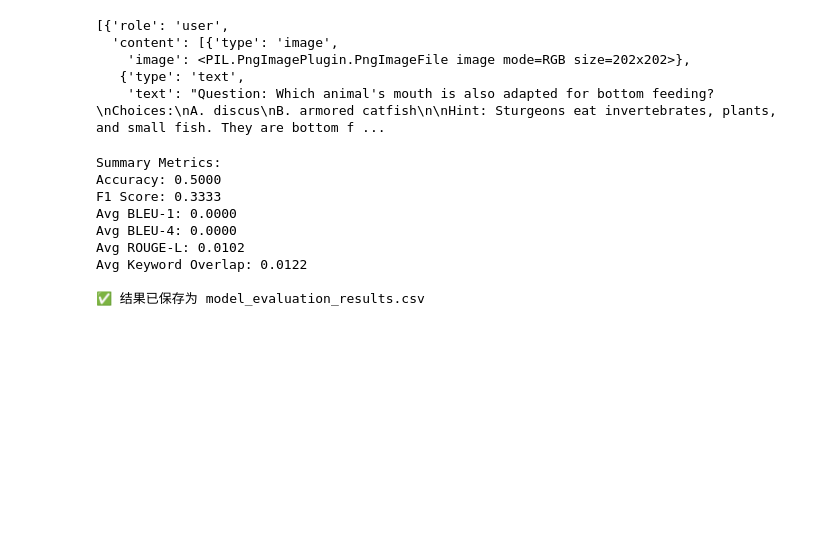
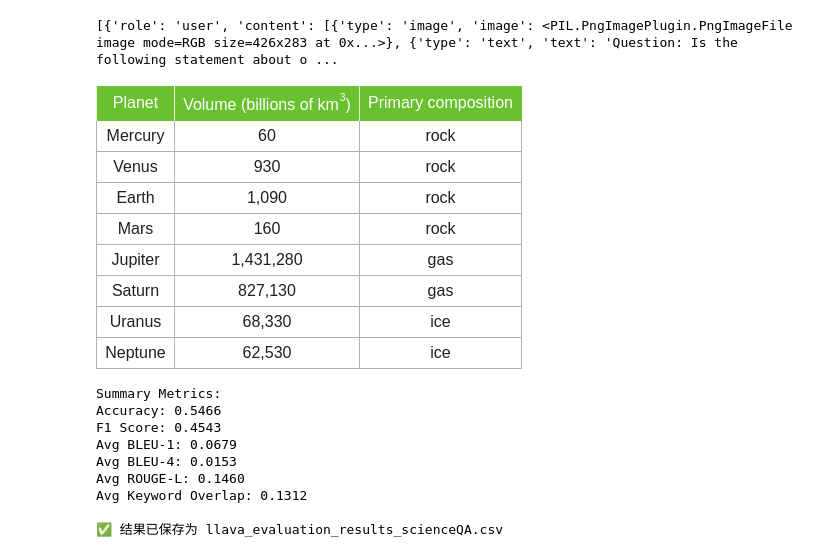
Before and after one commit to TAT-Y-T/IC_MLLM_VQA, a Jupyter notebook: ScienceQA/llava_test_scienceQA.ipynb, the cells around one changed output. Drawn from its saved outputs; the diff is of its cells as text; code cells hidden in the pictures; blank space fills up the shorter version.

Commit message:
llava testing

```diff
--- a/ScienceQA/llava_test_scienceQA.ipynb
+++ b/ScienceQA/llava_test_scienceQA.ipynb
@@ -111,18 +111,20 @@ def build_message(sample):
     if sample.get("hint"):
         question_text += f"\nHint: {sample['hint']}\n"
 
-    question_text += "Please select the correct answer and explain why."
+    question_text += ("\nPlease select the correct answer. "
+        "Then, explain your reasoning in detail. "
+        "Make sure your explanation is at least three sentences long, "
+        "refers to specific data from the image, and shows your step-by-step logic.")
     content.append({"type": "text", "text": question_text})
 
     return [{"role": "user", "content": content}]
-# %%
-build_message(test_dataset[0])
-# %% [output]
-[{'role': 'user',
-  'content': [{'type': 'image',
-    'image': <PIL.PngImagePlugin.PngImageFile image mode=RGB size=202x202>},
-   {'type': 'text',
-    'text': "Question: Which animal's mouth is also adapted for bottom feeding?\nChoices:\nA. discus\nB. armored catfish\n\nHint: Sturgeons eat invertebrates, plants, and small fish. They are bottom f ...
+# %%
+n = 7
+print (build_message(test_dataset[n]))
+display(test_dataset[n]["image"])
+# %% [output]
+[{'role': 'user', 'content': [{'type': 'image', 'image': <PIL.PngImagePlugin.PngImageFile image mode=RGB size=426x283 at 0x...>}, {'type': 'text', 'text': 'Question: Is the following statement about o ...
+[figure, added]
 # %%
 # 解析模型输出中的选项字母
 def parse_output(output):
@@ -148,7 +150,7 @@ keywords = set(vectorizer.get_feature_names_out())
 # 开始评估
 all_records = []
 
-for sample in tqdm(test_dataset[:2]):
+for sample in tqdm(test_dataset):
     messages = build_message(sample)
     text = processor.apply_chat_template(messages, tokenize=False, add_generation_prompt=True)
     image_inputs = [sample["image"]] if sample["image"] else None
@@ -214,15 +216,15 @@ print(f"Avg ROUGE-L: {avg_rouge:.4f}")
 print(f"Avg Keyword Overlap: {avg_keyword_overlap:.4f}")
 
 # 保存为 CSV
-results_df.to_csv("llava_evaluation_results_scienceQA.csv", index=False)
+results_df.to_csv("llava_1_6_evaluation_results_scienceQA.csv", index=False,encoding="utf-8-sig")
 print("\n✅ 结果已保存为 llava_evaluation_results_scienceQA.csv")
 # %% [output]
 Summary Metrics:
-Accuracy: 0.5000
-F1 Score: 0.3333
-Avg BLEU-1: 0.0000
-Avg BLEU-4: 0.0000
-Avg ROUGE-L: 0.0102
-Avg Keyword Overlap: 0.0122
+Accuracy: 0.5466
+F1 Score: 0.4543
+Avg BLEU-1: 0.0679
+Avg BLEU-4: 0.0153
+Avg ROUGE-L: 0.1460
+Avg Keyword Overlap: 0.1312
 
-✅ 结果已保存为 model_evaluation_results.csv
+✅ 结果已保存为 llava_evaluation_results_scienceQA.csv
```
Also changed, not shown: parts of 3 cells of this notebook.
